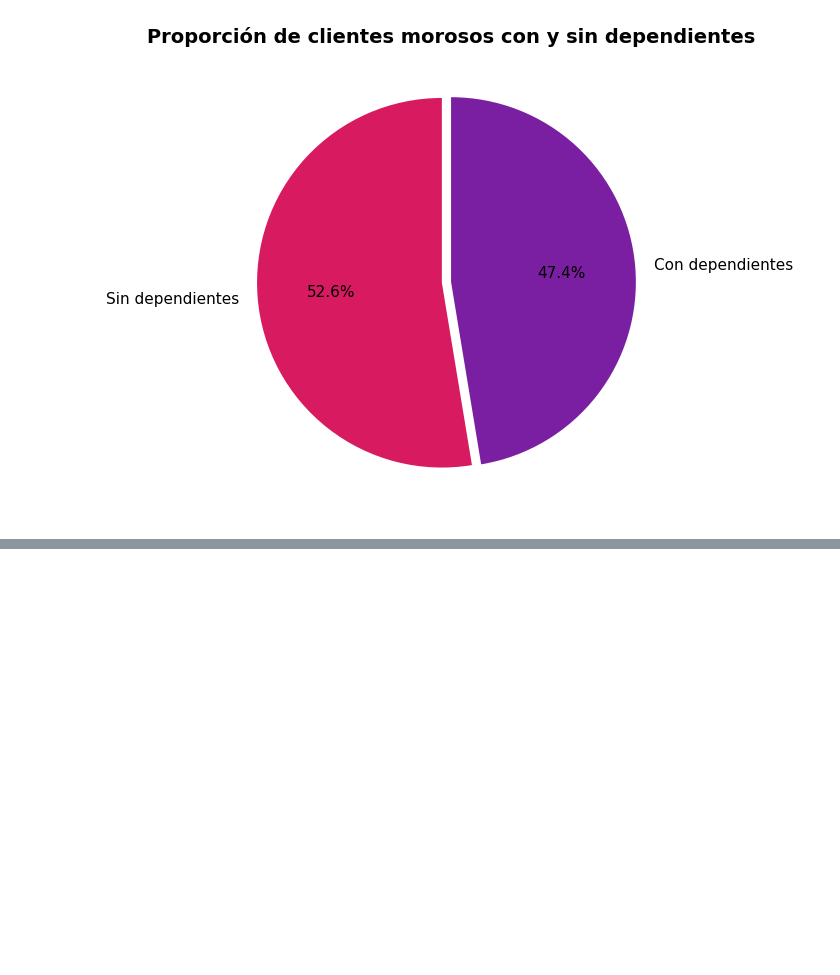
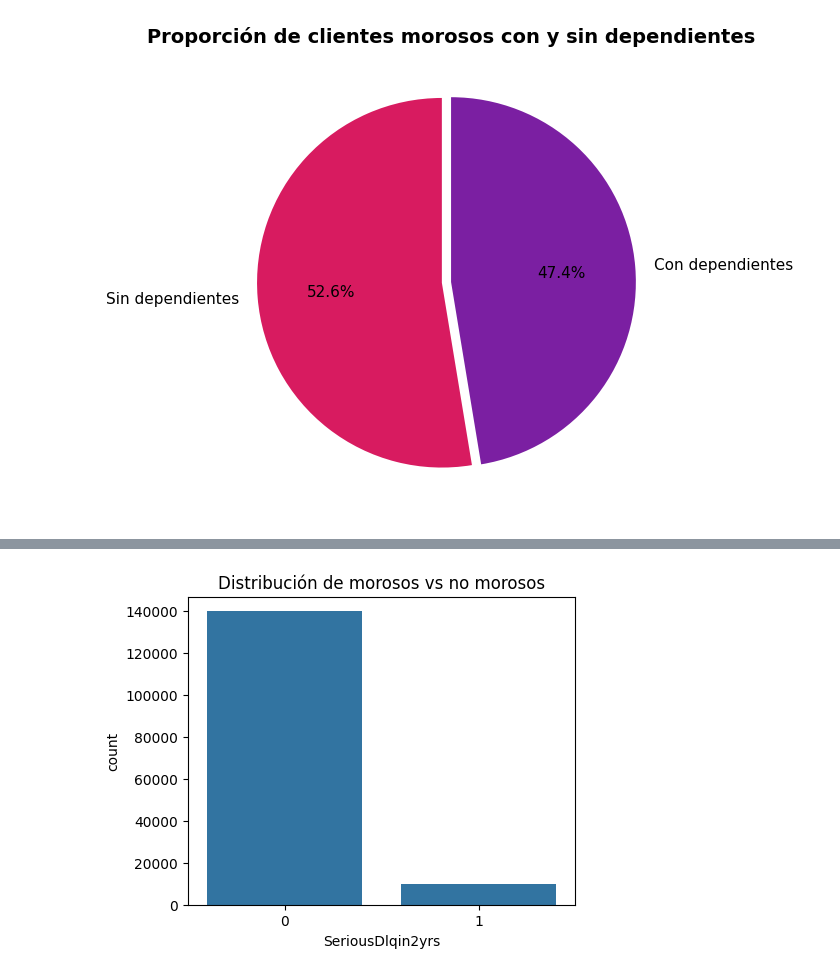
Before and after one commit to maitena-11g/carpetamay, a Jupyter notebook: Givemecredit.ipynb, the cells around one changed output, grey strips where cells are left out. Saved outputs shown, nothing was run; the diff lists cells and outputs as text; code cells hidden in the pictures; blank space fills up the shorter version.

```diff
--- a/Givemecredit.ipynb
+++ b/Givemecredit.ipynb
@@ -700,0 +763,6 @@ See the caveats in the documentation: https://pandas.pydata.org/pandas-docs/stab
+# %%
+#chequeamos columnas
+import pandas as pd
+train_df = pd.read_csv("gmsc/cs-training.csv")
+print(train_df.shape)
+train_df.head()
@@ -700,0 +795,16 @@ See the caveats in the documentation: https://pandas.pydata.org/pandas-docs/stab
+# %%
+## correccion de nulos (nuevamente)
+# 1.  grupos de edad
+bins = [0, 20, 30, 40, 50, 60, 70, 80, 120]
+labels = ['<20','20-29','30-39','40-49','50-59','60-69','70-79','80+']
+
+train_df['AgeGroup'] = pd.cut(train_df['age'], bins=bins, labels=labels, right=False)
+
+# 2. se calcula la mediana de MonthlyIncome por grupo etario
+income_median_by_age = train_df.groupby('AgeGroup')['MonthlyIncome'].median()
+
+# 3. imputamos los valores nulos con la mediana correspondiente al grupo
+train_df['MonthlyIncome'] = train_df.apply(
+    lambda row: income_median_by_age[row['AgeGroup']] if pd.isna(row['MonthlyIncome']) else row['MonthlyIncome'],
+    axis=1
+)
@@ -700,0 +830,8 @@ See the caveats in the documentation: https://pandas.pydata.org/pandas-docs/stab
+# %%
+#GRAFICO DE DISTRIBUCION ENTRE MOROSOS Y NO MOROSOS
+plt.figure(figsize=(5,4))
+sns.countplot(x='SeriousDlqin2yrs', data=train_df)
+plt.title('Distribución de morosos vs no morosos')
+plt.show()
+# %% [output]
+[figure, added]
```
Also changed, not shown: parts of 45 cells of this notebook.
